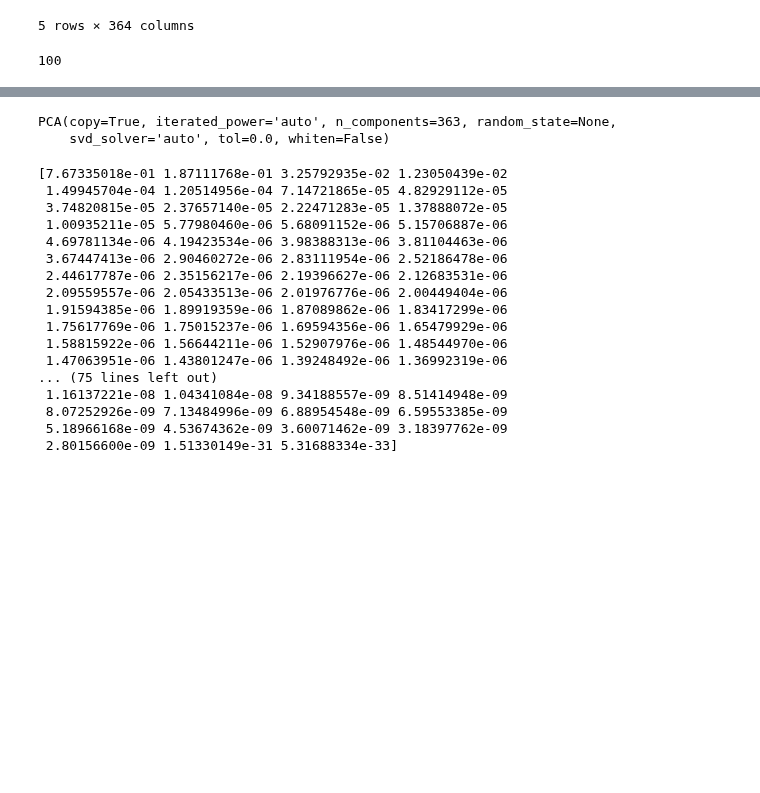
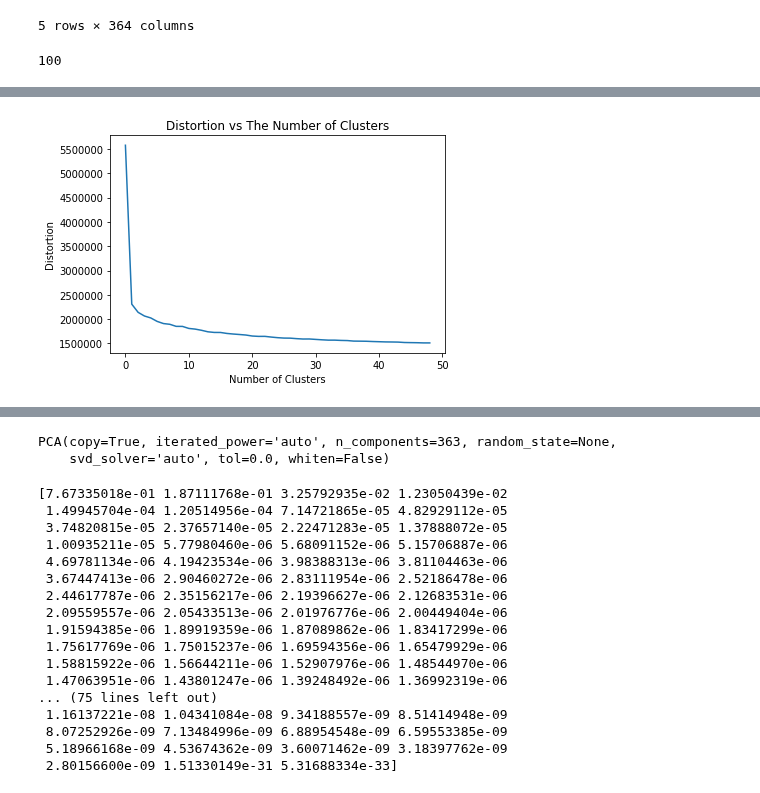
Before and after one commit to realmanisingh/population-segmentation, a Jupyter notebook: clustering.ipynb, the cells around one changed output, grey strips where cells are left out. Drawn from its saved outputs; the diff is of its cells as text; code cells hidden in the pictures; blank space fills up the shorter version.

```diff
--- a/clustering.ipynb
+++ b/clustering.ipynb
@@ -232,4 +234,6 @@ def find_optimal_k(data, num_clusters):
     plt.show()
 # %%
 # Creating a graph that shows the cumulative distortion as a function of the number of clusters in order to find the optimal value for k
-find_optimal_k(data_reduced)
+find_optimal_k(customer_data_reduced, 50)
+# %% [output]
+[figure, added]
```
Also changed, not shown: parts of 8 cells of this notebook.
